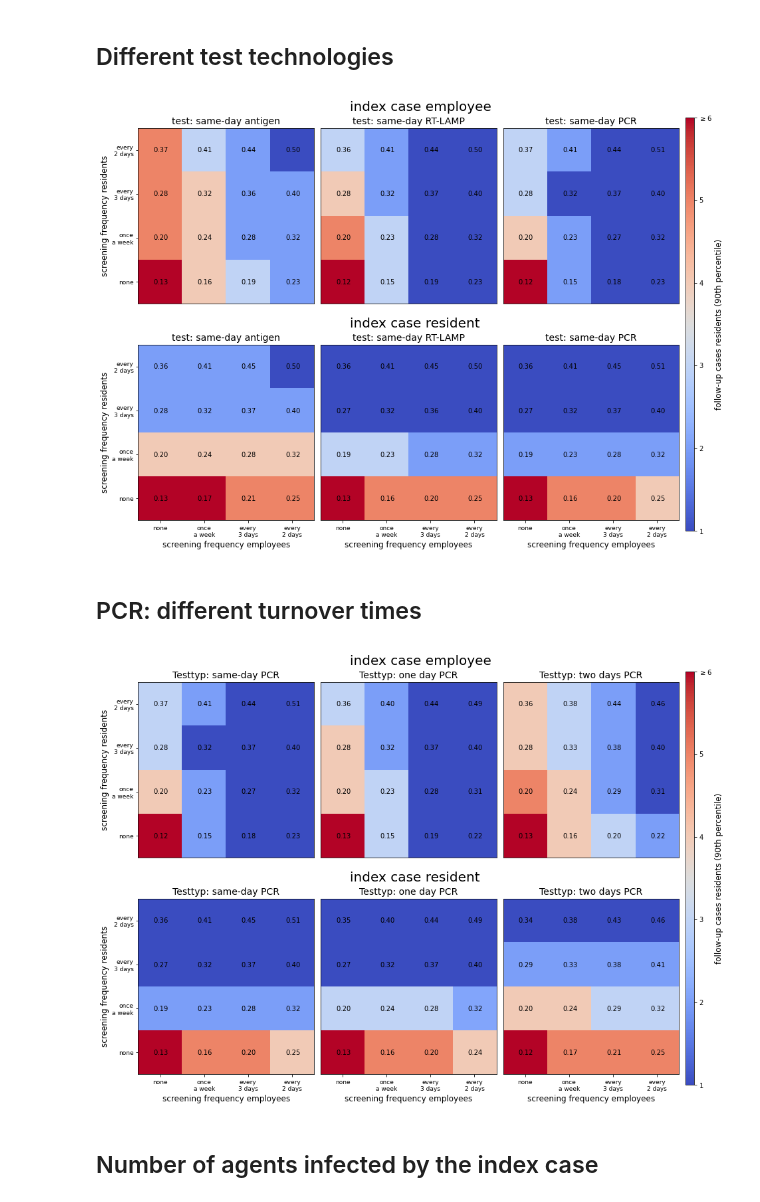
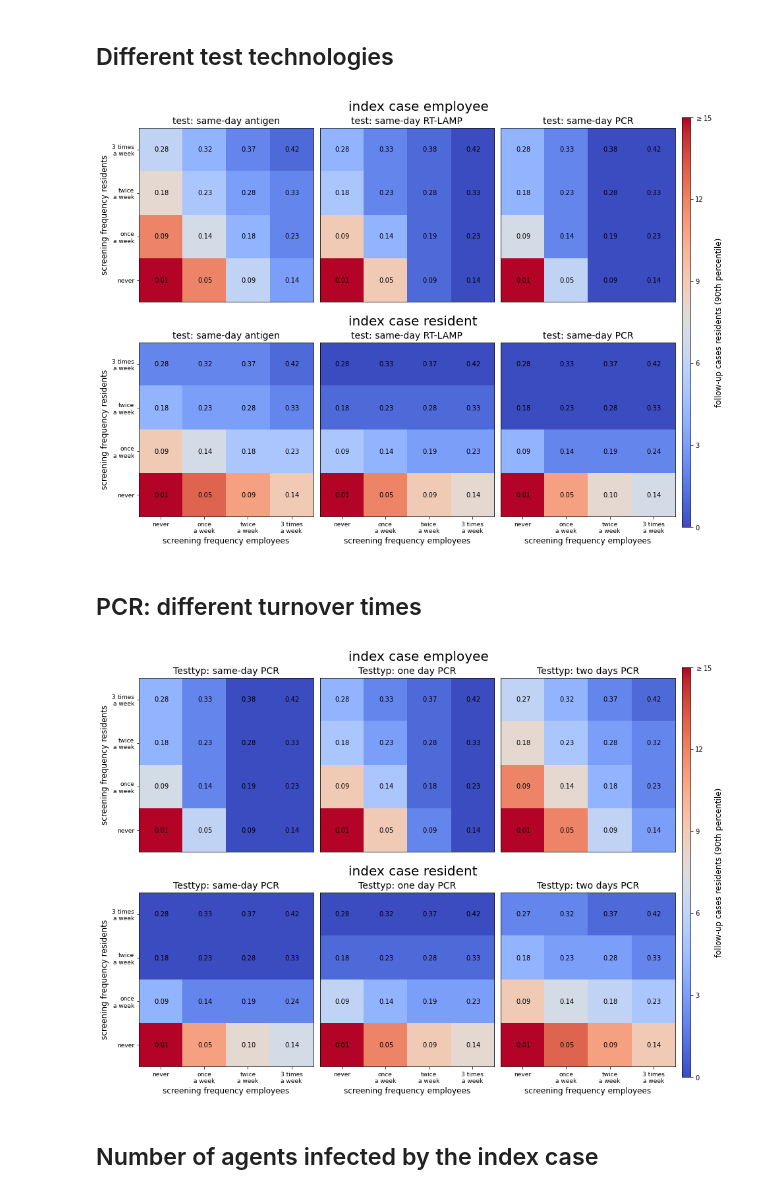
Before and after one commit to JanaLasser/nursing_home_SEIRX, a Jupyter notebook: analysis_testing_strategy.ipynb, the cells around one changed output. Cells and saved outputs as stored; diff of their text form; code cells hidden in the pictures.

Commit message:
added explicit calculation of test rates in every run

```diff
--- a/analysis_testing_strategy.ipynb
+++ b/analysis_testing_strategy.ipynb
@@ -71,6 +71,6 @@ screening_intervals = ['none', 'once\na week', 'every\n3 days', 'every\n2 days']
 # %%
 res_path = '../data/simulation_results'
 dst_path = '../plots/'
-sim_name = 'simulations_test_technology_screening_interval'
-N_runs = 5000
+sim_name = 'simulations_testing_strategy'
+N_runs = 10000
 data = pd.read_csv(join(res_path,'{}_{}.csv'.format(sim_name, N_runs)))
@@ -95,3 +77,33 @@ data = data.set_index(index)
+# %%
+# replace strings with strings that are nicer for plotting
+data['resident_screen_interval'] = data['resident_screen_interval']\
+    .replace(frequency_name_map)
+data['employee_screen_interval'] = data['employee_screen_interval']\
+    .replace(frequency_name_map)
+
+# set screen intervals, test types and index case as categorical variables with
+# explicit order, to facilitate sorting in a nicer way
+data['resident_screen_interval'] = pd.Categorical(data['resident_screen_interval'],
+    categories=['3 times\na week', 'twice\na week', 'once\na week', 'never'],
+                      ordered=True)
+
+data['employee_screen_interval'] = pd.Categorical(data['employee_screen_interval'],
+    categories=['3 times\na week', 'twice\na week', 'once\na week', 'never'],
+                      ordered=True)
+
+data['test_type'] = pd.Categorical(data['test_type'],
+    categories=['same_day_antigen', 'same_day_LAMP', 'same_day_PCR', 'one_day_PCR',
+                'two_day_PCR',], ordered=True)
+
+data['index_case'] = pd.Categorical(data['index_case'],
+    categories=['employee', 'resident'], ordered=True)
+
+data = data.sort_values(by=['test_type', 'employee_screen_interval',
+                            'resident_screen_interval', 'index_case'],
+                       ascending=True)
+
+data = data.set_index(['test_type', 'employee_screen_interval',
+                       'resident_screen_interval', 'index_case'])
 # %% [markdown]
 ## Different test technologies
 # %%
@@ -120,13 +132,13 @@ title_axes = [title_ax_1, title_ax_2]
 
 # possible range of median outbreak sizes to fix the dynamic range of the
 # colormaps
-vmin=1
-vmax=6
-vstep=1
+vmin=0
+vmax=15
+vstep=3
 
 # compare scenarios in which either employees or residents are the index case
 for i, index_case_mode in enumerate(['employee', 'resident']):
-    df = data[data['index_case'] == index_case_mode]
+    df = data.loc[:,:,:, index_case_mode]
 
     # remove all axis labels and ticks for the heatmaps
     t_ax = title_axes[i]
@@ -156,35 +168,35 @@ for i, index_case_mode in enumerate(['employee', 'resident']):
                 .format(test_name_map[test_type]), fontsize=14)
 
         # plot heatmap of the scenario
         img = get_image(df, test_type, metric)
         if index_case_mode == 'resident':
             # if a resident is the index case, we need to subtract 1 from the
             # number of infected residents, to calculate the "outbreak size",
             # which is defined as the number of FOLLOW-UP cases, given an index
             # case
             img = img - 1
         img_plot = plot_heatmap_turnover_time(ax,img,vmin,vmax,xticks,yticks)
 
         # annotate heatmap with tests / days / agent
         tests_per_agent = get_image(df, test_type, 'N_tests_mean') / (35+18)
         duration = get_image(df,test_type, 'duration_mean')
         tests_per_agent_per_day = tests_per_agent / duration
         annotate_heatmap(ax, tests_per_agent_per_day)
 
 # colorbar
 norm = mpl.colors.Normalize(vmin=vmin,vmax=vmax)
 sm = plt.cm.ScalarMappable(cmap= plt.get_cmap('coolwarm'), norm=norm)
 cbar = fig.colorbar(sm, cax=cbar_ax, orientation='vertical',\
                         ticks=np.arange(vmin, vmax + 1, vstep))
-yticklabels = list(range(vmin, vmax)) + ['$\geq {}$'.format(vmax)]
+yticklabels = list(range(vmin, vmax, vstep)) + ['$\geq {}$'.format(vmax)]
 cbar.ax.set_yticklabels(yticklabels)
 cbar.set_label('{}'.format(metric_name_map[metric]), fontsize=12)
 
 plt.savefig(join(dst_path, 'screening_frequency_test_technology.png'), dpi=300,
             transparent=True)
 plt.savefig(join(dst_path, 'screening_frequency_test_technology.pdf'))
 # %% [output]
-[figure, old version]
+[figure, new version]
 # %% [markdown]
 ## PCR: different turnover times
 # %%
@@ -213,13 +225,13 @@ title_axes = [title_ax_1, title_ax_2]
 
 # possible range of median outbreak sizes to fix the dynamic range of the
 # colormaps
-vmin = 1
-vmax = 6
-tickstep = 1
+vmin = 0
+vmax = 15
+vstep = 3
 
 # compare scenarios in which either employees or residents are the index case
 for i, index_case_mode in enumerate(['employee', 'resident']):
-    df = data[data['index_case'] == index_case_mode]
+    df = data.loc[:,:,:, index_case_mode]
 
     # set flag to set axis ticks only for heatmaps at the boundaries of
     # the figure
@@ -261,8 +273,8 @@ for i, index_case_mode in enumerate(['employee', 'resident']):
 norm = mpl.colors.Normalize(vmin=vmin,vmax=vmax)
 sm = plt.cm.ScalarMappable(cmap= plt.get_cmap('coolwarm'), norm=norm)
 cbar = fig.colorbar(sm, cax=cbar_ax, orientation='vertical',\
-                ticks=np.arange(vmin, vmax+1, tickstep))
-yticklabels = list(range(vmin, vmax)) + ['$\geq {}$'.format(vmax)]
+                ticks=np.arange(vmin, vmax+1, vstep))
+yticklabels = list(range(vmin, vmax, vstep)) + ['$\geq {}$'.format(vmax)]
 cbar.ax.set_yticklabels(yticklabels)
 cbar.set_label('{}'.format(metric_name_map[metric]), fontsize=12)
 
@@ -270,7 +282,7 @@ plt.savefig(join(dst_path, 'screening_frequency_PCR_turnover_time.png'), dpi=300
             transparent=True)
 plt.savefig(join(dst_path, 'screening_frequency_PCR_turnover_time.pdf'))
 # %% [output]
-[figure, old version]
+[figure, new version]
 # %% [markdown]
 ## Number of agents infected by the index case
 # %%
```
Also changed, not shown: parts of 22 cells of this notebook, 2 other files.
